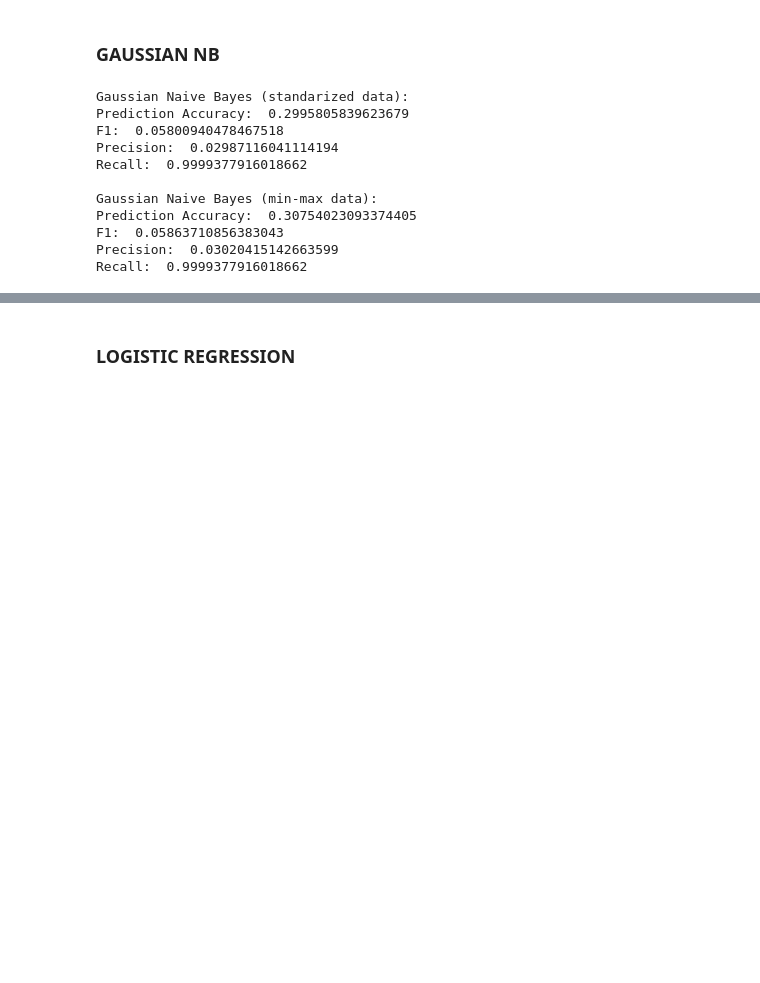
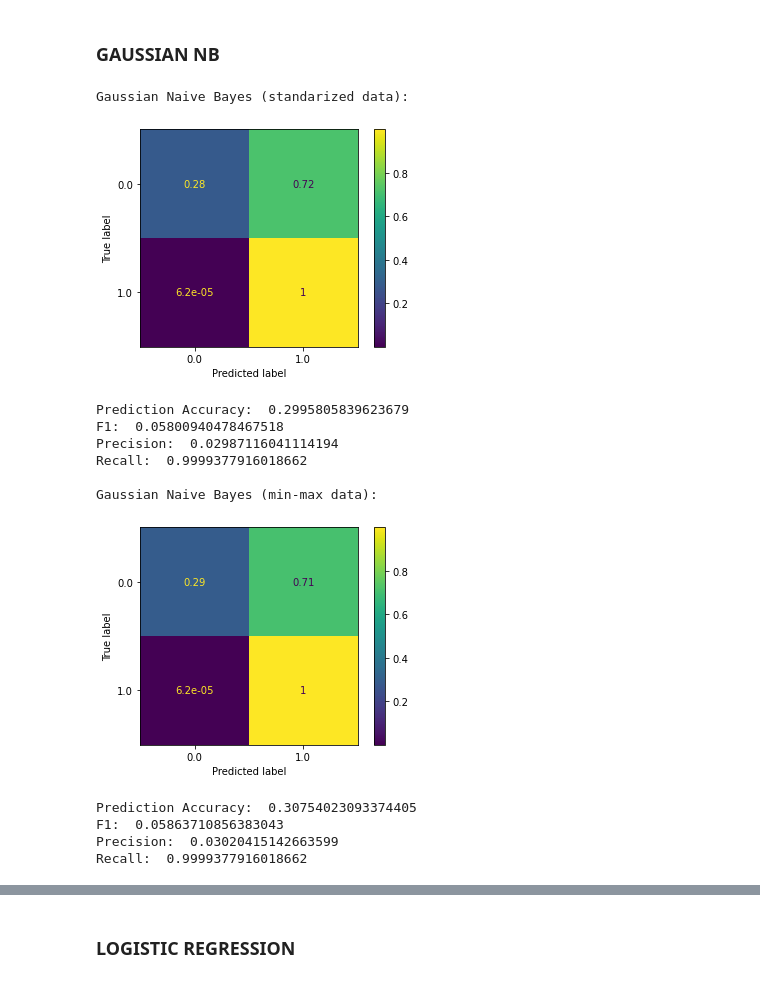
Before and after one commit to KlaudiaKromolowska/BigDataMachineLearning, a Jupyter notebook: BigDataMachineLearning-cz2.ipynb, the cells around one changed output, grey strips where cells are left out. Drawn from its saved outputs; the diff is of its cells as text; code cells hidden in the pictures; blank space fills up the shorter version.

```diff
--- a/BigDataMachineLearning-cz2.ipynb
+++ b/BigDataMachineLearning-cz2.ipynb
@@ -388,26 +400,29 @@ Recall:  0.30068429237947125
 # %%
 from sklearn.naive_bayes import GaussianNB
 from numpy import ravel
 
 eff_gnb = []
 
 for name, x_train, y_train, x_test, y_test in data_sets:
     y_train_ravel=ravel(y_train)
     gnb = GaussianNB().fit(x_train, y_train_ravel)
     pred = gnb.predict(x_test)
     print(f"Gaussian Naive Bayes ({name} data):")
-    # ConfusionMatrixDisplay.from_predictions(y_test,pred, normalize='true')
+    ConfusionMatrixDisplay.from_predictions(y_test,pred, normalize='true')
+    plt.show()
     eff_gnb.append(effectiveness_measures_classifier(y_test, pred))
     print("")
 # %% [output]
 Gaussian Naive Bayes (standarized data):
-Prediction Accuracy:  0.2995805839623679
-F1:  0.05800940478467518
-Precision:  0.02987116041114194
-Recall:  0.9999377916018662
-
-Gaussian Naive Bayes (min-max data):
-Prediction Accuracy:  0.30754023093374405
-F1:  0.05863710856383043
-Precision:  0.03020415142663599
-Recall:  0.9999377916018662
+[figure, added]
+Prediction Accuracy:  0.2995805839623679
+F1:  0.05800940478467518
+Precision:  0.02987116041114194
+Recall:  0.9999377916018662
+
+Gaussian Naive Bayes (min-max data):
+[figure, added]
+Prediction Accuracy:  0.30754023093374405
+F1:  0.05863710856383043
+Precision:  0.03020415142663599
+Recall:  0.9999377916018662
```
Also changed, not shown: parts of 15 cells of this notebook.
